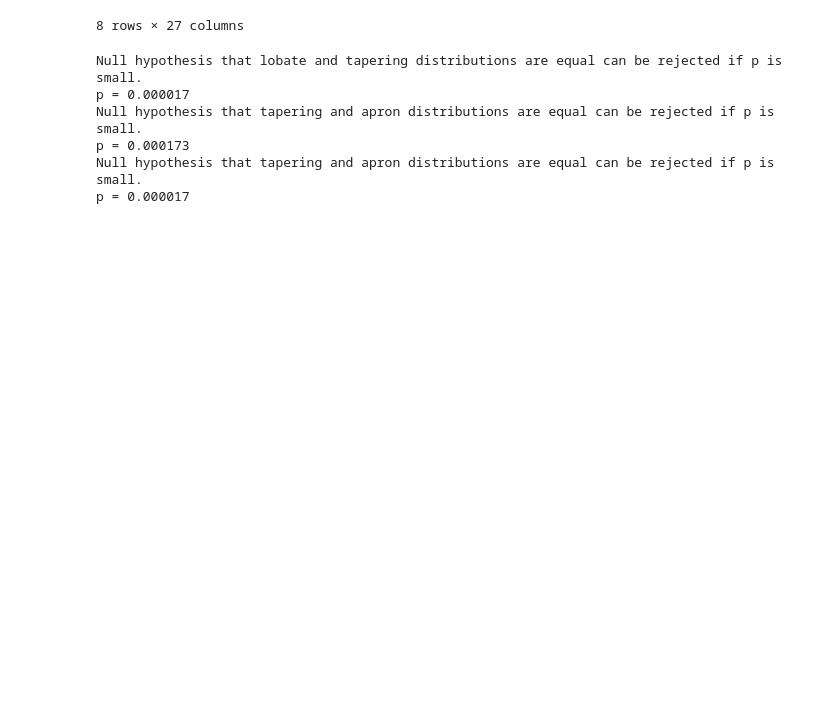
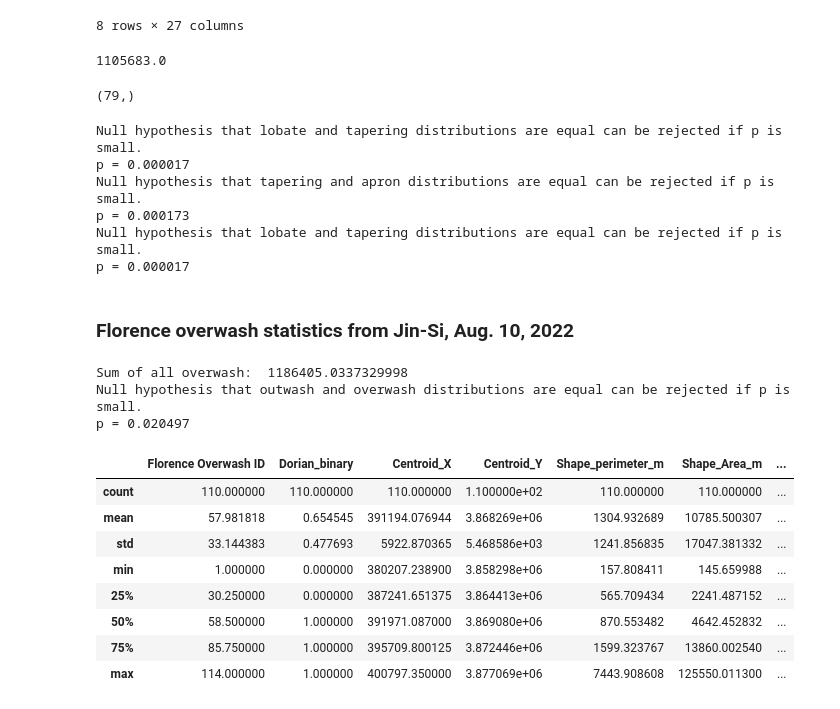
Before and after one commit to csherwood-usgs/CoreBx, a Jupyter notebook: Mann_Whitney_distribution_tests.ipynb, the cells around one changed output. Cells and saved outputs as stored; diff of their text form; code cells hidden in the pictures; blank space fills up the shorter version.

```diff
--- a/Mann_Whitney_distribution_tests.ipynb
+++ b/Mann_Whitney_distribution_tests.ipynb
@@ -30,6 +30,10 @@ df.describe()
 | 75% | 62.500000 | 18225.000000 | 2484.470167 | -2.516174 | 0.292000 | 4.807853 | -0.964854 | 0.783578 | -994.893965 | ... |
 | max | 83.000000 | 89088.000000 | 7401.883409 | -0.676728 | 1.537000 | 7.747000 | -0.439850 | 0.965698 | -33.969471 | ... |
 8 rows × 27 columns
+# %%
+df.sum()['Shape_Area']
+# %% [output]
+1105683.0
 # %%
 tapering_DI = df.loc[df['Ch_Type'] == 1]['DI'].values
 lobate_DI = df.loc[df['Ch_Type'] == 2]['DI'].values
@@ -39,3 +44,8 @@ barrier_DI = df.loc[df['Ch_Type'] == 5]['DI'].values
+# %%
+all_outwash_DI = np.concatenate((tapering_DI, lobate_DI, apron_DI))
+all_outwash_DI.shape
+# %% [output]
+(79,)
 # %%
 u, p = stats.mannwhitneyu(lobate_DI, tapering_DI)
 print('Null hypothesis that lobate and tapering distributions are equal can be rejected if p is small.')
@@ -44,12 +54,35 @@ u, p = stats.mannwhitneyu(tapering_DI, apron_DI)
 print('Null hypothesis that tapering and apron distributions are equal can be rejected if p is small.')
 print('p = {:f}'.format(p))
 u, p = stats.mannwhitneyu(lobate_DI, tapering_DI)
-print('Null hypothesis that tapering and apron distributions are equal can be rejected if p is small.')
+print('Null hypothesis that lobate and tapering distributions are equal can be rejected if p is small.')
 print('p = {:f}'.format(p))
 # %% [output]
 Null hypothesis that lobate and tapering distributions are equal can be rejected if p is small.
 p = 0.000017
 Null hypothesis that tapering and apron distributions are equal can be rejected if p is small.
 p = 0.000173
-Null hypothesis that tapering and apron distributions are equal can be rejected if p is small.
+Null hypothesis that lobate and tapering distributions are equal can be rejected if p is small.
 p = 0.000017
+# %% [markdown]
+### Florence overwash statistics from Jin-Si, Aug. 10, 2022
+# %%
+dbf = pd.read_csv(indir+'NCB_Florence_Stats_2022.csv',header=0)
+print('Sum of all overwash: ',dbf.sum()['Shape_Area_m'])
+all_overwash_DI = dbf['DI']
+u, p = stats.mannwhitneyu(all_outwash_DI, all_overwash_DI)
+print('Null hypothesis that outwash and overwash distributions are equal can be rejected if p is small.')
+print('p = {:f}'.format(p))
+dbf.describe()
+# %% [output]
+Sum of all overwash:  1186405.0337329998
+Null hypothesis that outwash and overwash distributions are equal can be rejected if p is small.
+p = 0.020497
+|  | Florence Overwash ID | Dorian_binary | Centroid_X | Centroid_Y | Shape_perimeter_m | Shape_Area_m | ... |
+| count | 110.000000 | 110.000000 | 110.000000 | 1.100000e+02 | 110.000000 | 110.000000 | ... |
+| mean | 57.981818 | 0.654545 | 391194.076944 | 3.868269e+06 | 1304.932689 | 10785.500307 | ... |
+| std | 33.144383 | 0.477693 | 5922.870365 | 5.468586e+03 | 1241.856835 | 17047.381332 | ... |
+| min | 1.000000 | 0.000000 | 380207.238900 | 3.858298e+06 | 157.808411 | 145.659988 | ... |
+| 25% | 30.250000 | 0.000000 | 387241.651375 | 3.864413e+06 | 565.709434 | 2241.487152 | ... |
+| 50% | 58.500000 | 1.000000 | 391971.087000 | 3.869080e+06 | 870.553482 | 4642.452832 | ... |
+| 75% | 85.750000 | 1.000000 | 395709.800125 | 3.872446e+06 | 1599.323767 | 13860.002540 | ... |
+| max | 114.000000 | 1.000000 | 400797.350000 | 3.877069e+06 | 7443.908608 | 125550.011300 | ... |
```
Also changed, not shown: parts of 5 cells of this notebook, 1 other file.
